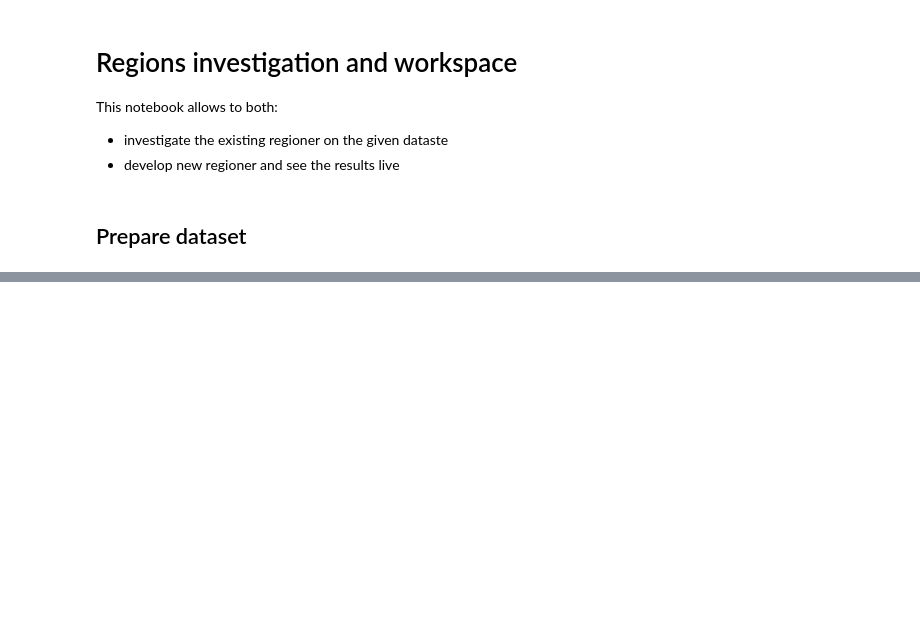
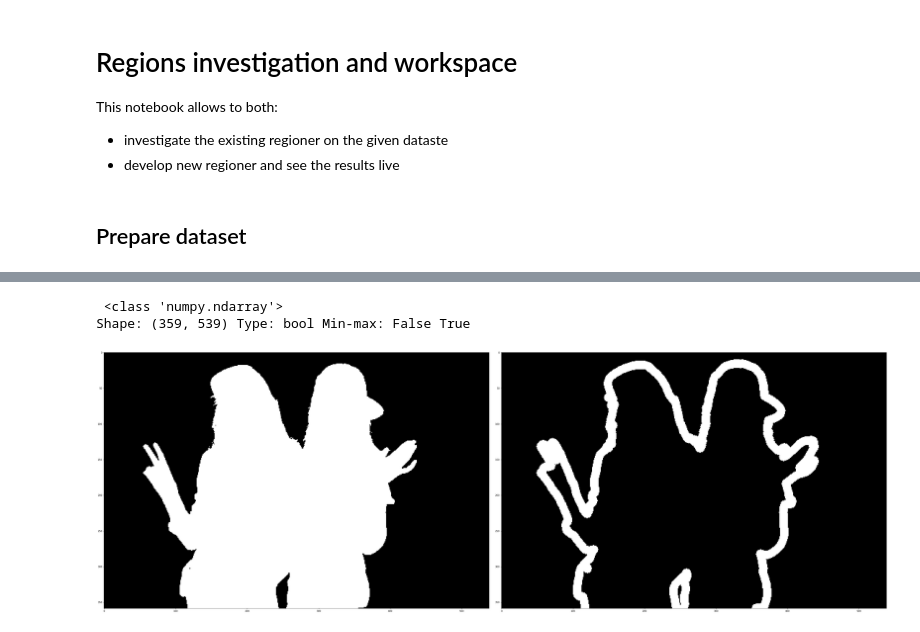
Before and after one commit to Fafa87/SEP, a Jupyter notebook: sep/inspect/regions.ipynb, the cells around one changed output, grey strips where cells are left out. Drawn from its saved outputs; the diff is of its cells as text; code cells hidden in the pictures; blank space fills up the shorter version.

```diff
--- a/sep/inspect/regions.ipynb
+++ b/sep/inspect/regions.ipynb
@@ -23,0 +62,8 @@ TypeError: 'ImagesLoader' object does not support indexing
+# %%
+region = new_regionize(annotation, mask=full_image)
+info(region)
+show_all(1, 2, annotation, region)
+# %% [output]
+ <class 'numpy.ndarray'>
+Shape: (359, 539) Type: bool Min-max: False True
+[figure, added]
```
Also changed, not shown: parts of 16 cells of this notebook, 2 other files.
